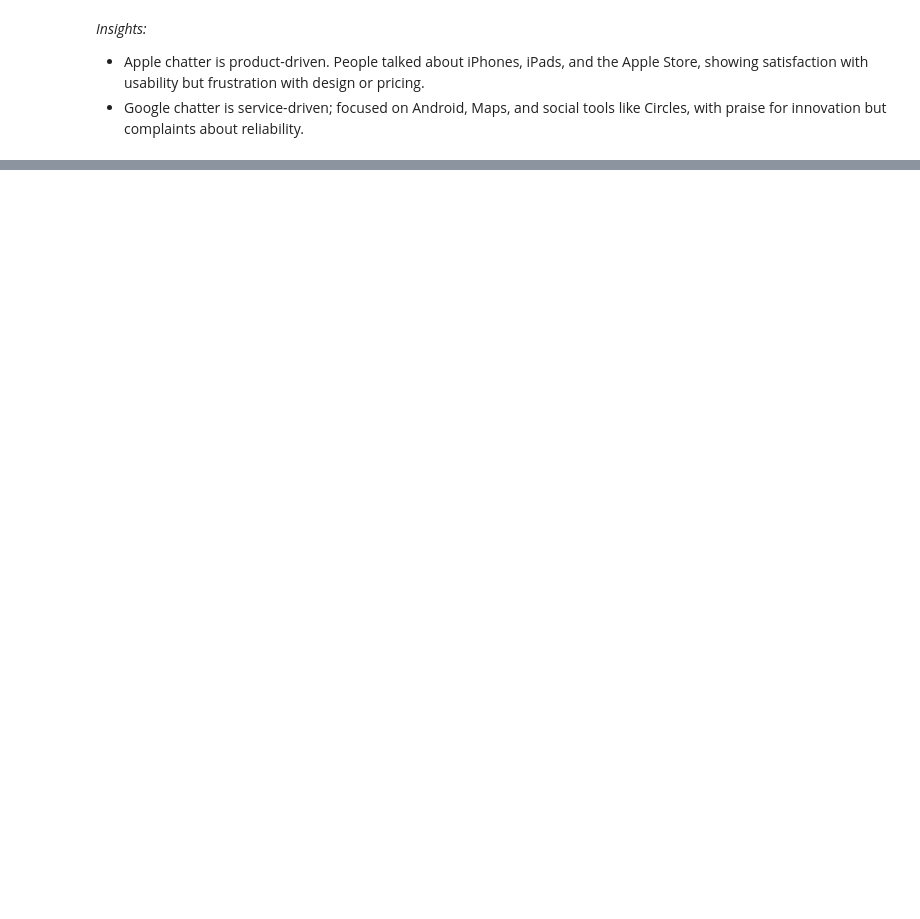
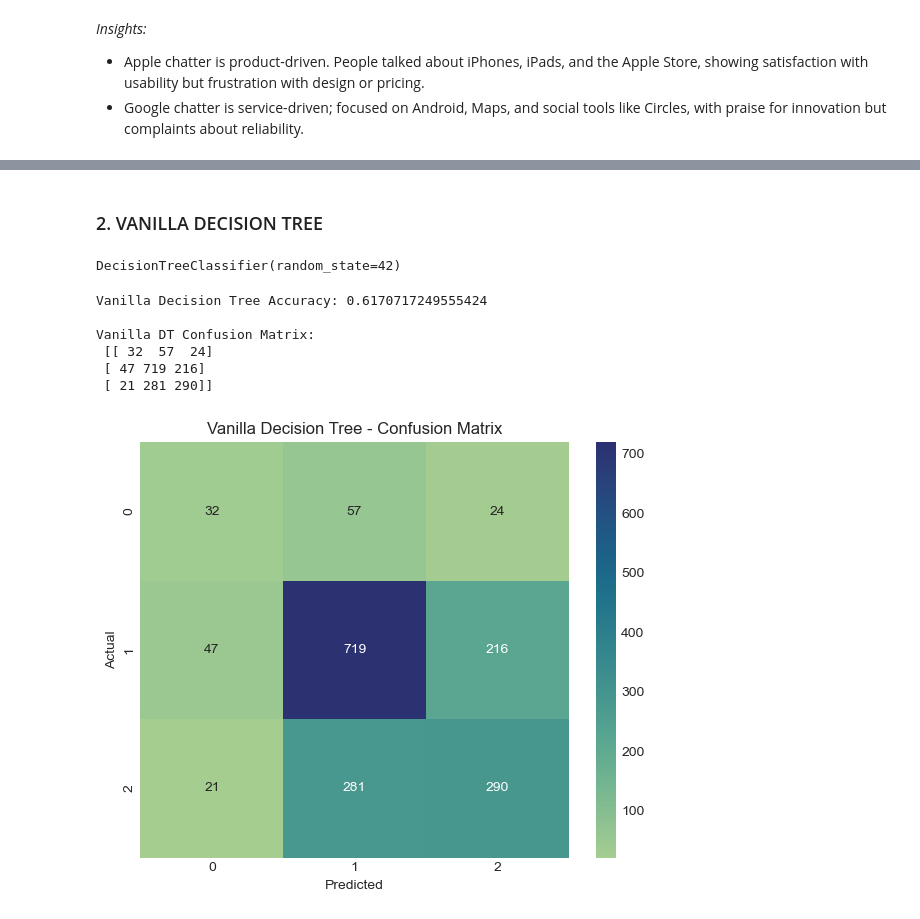
Before and after one commit to Vain-Guy/TechTones, a Jupyter notebook: techtones.ipynb, the cells around one changed output, grey strips where cells are left out. Saved outputs shown, nothing was run; the diff lists cells and outputs as text; code cells hidden in the pictures; blank space fills up the shorter version.

```diff
--- a/techtones.ipynb
+++ b/techtones.ipynb
@@ -1949,0 +1947,34 @@ brand_sent_tfidf = compute_brand_sentiment_tfidf(tfidf_df)
+# %% [markdown]
+### 2. VANILLA DECISION TREE
+# %%
+# Initialize vanilla Decision Tree
+vanilla_dt = DecisionTreeClassifier(random_state=42)
+vanilla_dt.fit(X_train, y_train)
+# %% [output]
+DecisionTreeClassifier(random_state=42)
+# %%
+# Predictions
+y_pred_dt = vanilla_dt.predict(X_test)
+y_proba_dt = vanilla_dt.predict_proba(X_test)
+
+# Evaluation
+print("Vanilla Decision Tree Accuracy:", accuracy_score(y_test, y_pred_dt))
+
+# Confusion Matrix
+van_cm_dt = confusion_matrix(y_test, y_pred_dt)
+print("\nVanilla DT Confusion Matrix:\n", van_cm_dt)
+plt.figure(figsize=(6,5))
+sns.heatmap(van_cm_dt, annot=True, fmt='d', cmap='crest', xticklabels=vanilla_dt.classes_, yticklabels=vanilla_dt.classes_)
+plt.title("Vanilla Decision Tree - Confusion Matrix")
+plt.xlabel("Predicted")
+plt.ylabel("Actual")
+plt.tight_layout()
+plt.show()
+# %% [output]
+Vanilla Decision Tree Accuracy: 0.6170717249555424
+
+Vanilla DT Confusion Matrix:
+ [[ 32  57  24]
+ [ 47 719 216]
+ [ 21 281 290]]
+[figure, added]
```
Also changed, not shown: parts of 35 cells of this notebook.
